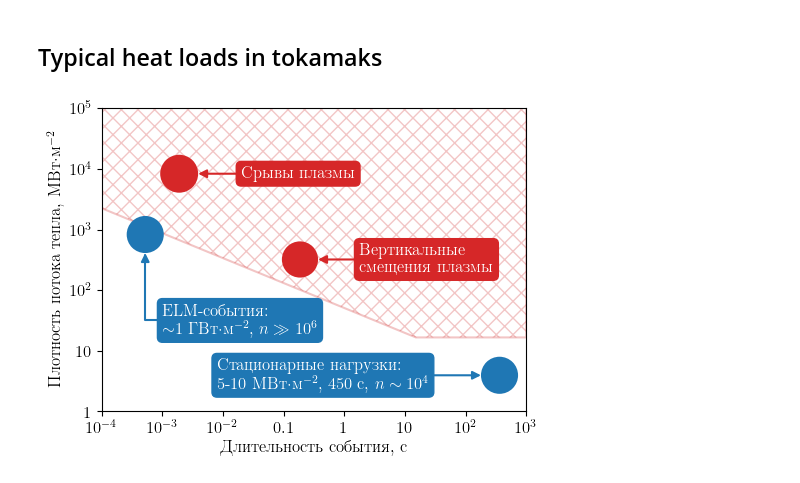
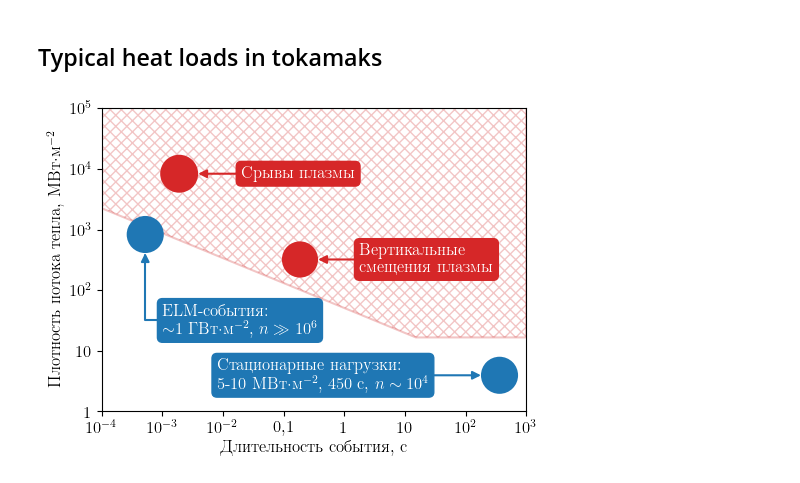
Before and after one commit to KulaginVladimir/PhD, a Jupyter notebook: Scripts/Chapter_1/Figures.ipynb, the cells around one changed output. Cells and saved outputs as stored; diff of their text form; code cells hidden in the pictures.

```diff
--- a/Scripts/Chapter_1/Figures.ipynb
+++ b/Scripts/Chapter_1/Figures.ipynb
@@ -847,7 +847,7 @@ red_c = "tab:red"
 5,186567164179104; 1,2216417910447754
 6,9402985074626855; 1,2312284730195167
 
-ax.fill_between(x=[0,5.18,7], y1 = [3.35, 1.22, 1.22], y2 = [10, 10, 10], fc="w", ec=(0.8, 0.1, 0.1, 0.25), zorder=-1, hatch="xx", lw=1.5, alpha=0.25)
+ax.fill_between(x=[0,5.18,7], y1 = [3.35, 1.22, 1.22], y2 = [10, 10, 10], fc="w", ec=(0.8, 0.1, 0.1, 0.25), zorder=-1, hatch="xxx", lw=1.5, alpha=0.25)
 
 c_disr = matplotlib.patches.Circle((1.2761, 3.92), 1.589-1.2761, facecolor=red_c)
 c_ELM = matplotlib.patches.Circle((0.7164, 2.9176), 1.02238-0.7164, facecolor=blue_c)
@@ -885,35 +885,35 @@ ax.annotate(
     xytext=(1, 1.5),
     va="center",
     arrowprops=dict(arrowstyle="-|>", color=blue_c, lw=1.5, shrinkA=0, shrinkB=0, connectionstyle="angle,angleA=180,angleB=90"),
     bbox=dict(boxstyle="round", fc=blue_c, ec=blue_c),
     color="w",
 )
 
 ax.annotate(
     text="Стационарные нагрузки:\n"+r"5-10 МВт$\cdot$м$^{-2}$, 450 с, $n\sim10^4$",
     xy=(6.5597-(6.8656-6.5597), 0.5956),
     xytext=(1.9, 0.5956),
     va="center",
     arrowprops=dict(arrowstyle="-|>", color=blue_c, lw=1.5, shrinkA=0, shrinkB=0),
     bbox=dict(boxstyle="round", fc=blue_c, ec=blue_c),
     color="w",
 )
 
 ax.set_xlim(0, 7)
 ax.set_ylim(0, 5)
 ax.set_xticks([i for i in range(8)])
-ax.set_xticklabels([r"$10^{-4}$", r"$10^{-3}$", r"$10^{-2}$", r"0.1", r"1", r"10", r"$10^{2}$", r"$10^{3}$"])
+ax.set_xticklabels([r"$10^{-4}$", r"$10^{-3}$", r"$10^{-2}$", r"0,1", r"1", r"10", r"$10^{2}$", r"$10^{3}$"])
 ax.set_yticks([i for i in range(6)])
 ax.set_yticklabels([ r"1", r"10", r"$10^{2}$", r"$10^{3}$", r"$10^{4}$", r"$10^{5}$"])
 ax.set_aspect('equal')
 ax.spines[["top", "right"]].set_visible(True)
 ax.set_ylabel(r"Плотность потока тепла, МВт$\cdot$м$^{-2}$")
 ax.set_xlabel("Длительность события, с")
 
 plt.savefig("../../Thesis/images/heat_loads_diagram.pdf", bbox_inches="tight", pad_inches=0.02)
 plt.show()
 # %% [output]
-[figure, old version]
+[figure, new version]
 # %%
 import matplotlib.pyplot as plt
 
```
Also changed, not shown: parts of 2 cells of this notebook, 14 other files.
